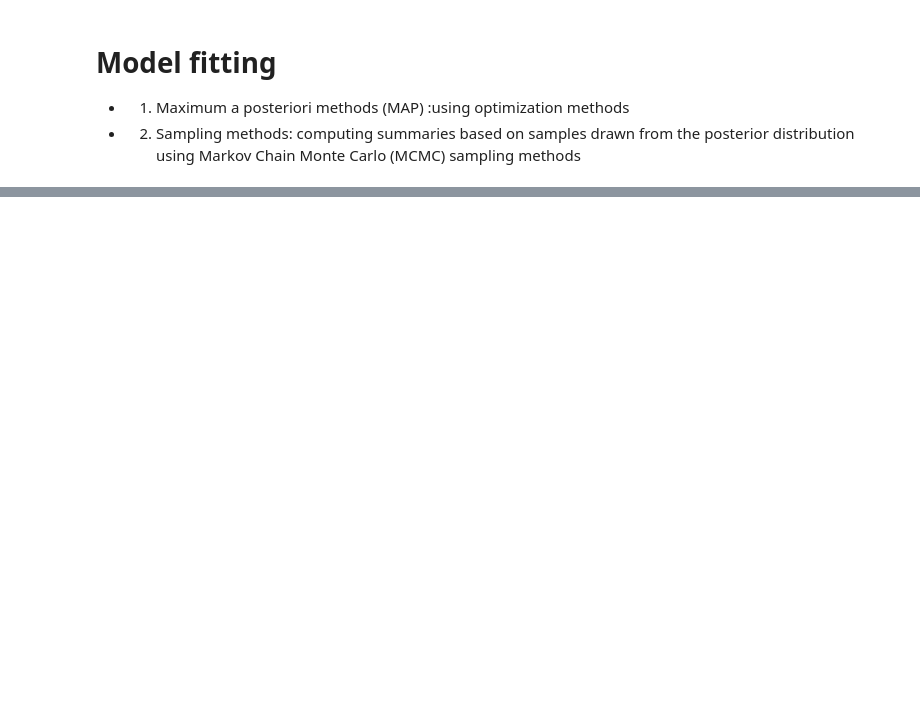
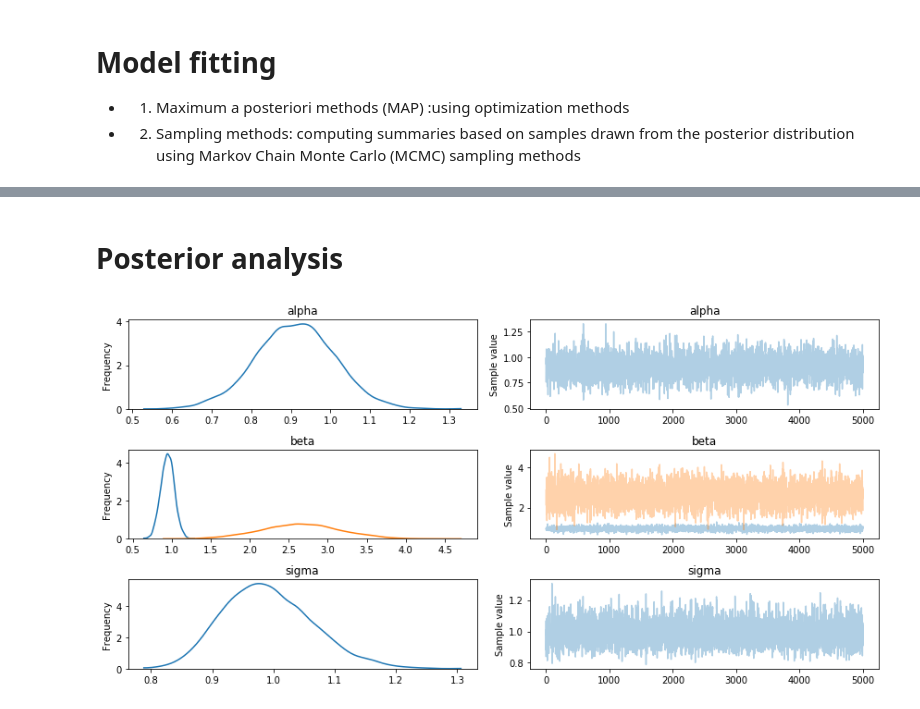
Before and after one commit to alhaol/pymc3, a Jupyter notebook: GetStartedPyMC3.ipynb, the cells around one changed output, grey strips where cells are left out. Cells and saved outputs as stored; diff of their text form; code cells hidden in the pictures; blank space fills up the shorter version.

```diff
--- a/GetStartedPyMC3.ipynb
+++ b/GetStartedPyMC3.ipynb
@@ -90,0 +151,6 @@ NameError: name 'pm' is not defined
+# %% [markdown]
+# Posterior analysis
+# %%
+_ = pm.traceplot(trace)
+# %% [output]
+[figure, added]
```
Also changed, not shown: parts of 14 cells of this notebook.
